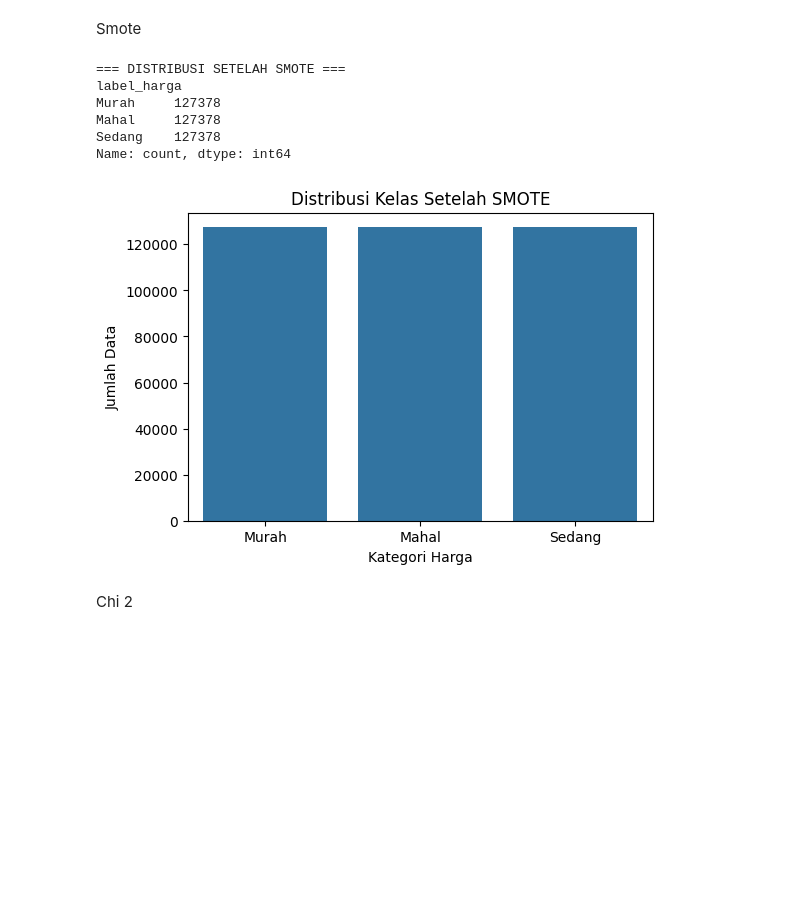
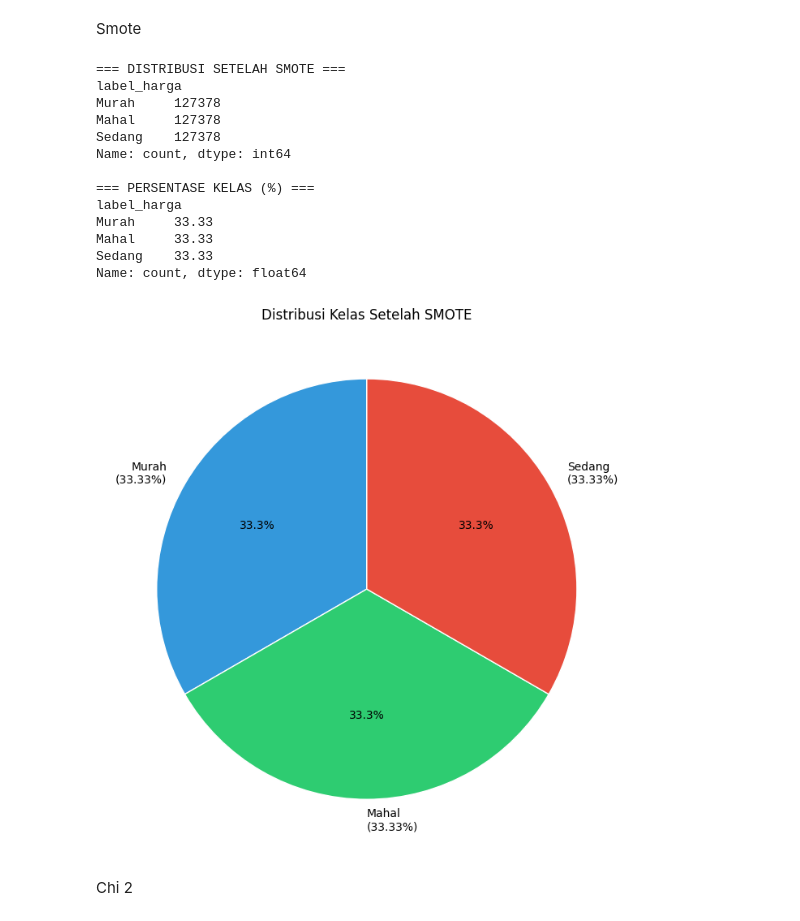
Before and after one commit to afllaabdi/tugas_data_mining, a Jupyter notebook: PenggalianData2.ipynb, the cells around one changed output. Saved outputs shown, nothing was run; the diff lists cells and outputs as text; code cells hidden in the pictures; blank space fills up the shorter version.

```diff
--- a/PenggalianData2.ipynb
+++ b/PenggalianData2.ipynb
@@ -751,43 +773,76 @@ Smote
 # %%
 # ====================================================
 # SMOTE (Synthetic Minority Oversampling Technique)
 # ====================================================
 
 from imblearn.over_sampling import SMOTE
+import matplotlib.pyplot as plt
 
 # SMOTE
 smote = SMOTE(random_state=42)
 
 X_smote, y_smote = smote.fit_resample(X, y)
 
 # Gabungkan hasil
 df_smote = pd.concat([X_smote, y_smote], axis=1)
 
+# ====================================================
+# DISTRIBUSI HASIL SMOTE
+# ====================================================
+
+distribusi_smote = df_smote['label_harga'].value_counts()
+
 print("=== DISTRIBUSI SETELAH SMOTE ===")
-print(df_smote['label_harga'].value_counts())
+print(distribusi_smote)
 
-# Visualisasi
-plt.figure(figsize=(6,4))
+# Persentase
+persentase_smote = (
+    distribusi_smote / len(df_smote)
+) * 100
 
-sns.countplot(
-    data=df_smote,
-    x='label_harga',
-    order=df_smote['label_harga'].value_counts().index
+print("\n=== PERSENTASE KELAS (%) ===")
+print(persentase_smote.round(2))
+
+# ====================================================
+# PIE CHART
+# ====================================================
+
+plt.figure(figsize=(7,7))
+
+plt.pie(
+    distribusi_smote,
+    labels=[
+        f"{kelas}\n({persen:.2f}%)"
+        for kelas, persen in zip(
+            distribusi_smote.index,
+            persentase_smote
+        )
+    ],
+    autopct='%1.1f%%',
+    startangle=90,
+    colors=['#3498db', '#2ecc71', '#e74c3c'],
+    wedgeprops={'edgecolor':'white'}
 )
 
 plt.title("Distribusi Kelas Setelah SMOTE")
-plt.xlabel("Kategori Harga")
-plt.ylabel("Jumlah Data")
 
+plt.tight_layout()
 plt.show()
 # %% [output]
 === DISTRIBUSI SETELAH SMOTE ===
 label_harga
 Murah     127378
 Mahal     127378
 Sedang    127378
 Name: count, dtype: int64
+
+=== PERSENTASE KELAS (%) ===
+label_harga
+Murah     33.33
+Mahal     33.33
+Sedang    33.33
+Name: count, dtype: float64
-[figure, old version]
+[figure, new version]
 # %% [markdown]
 Chi 2
 # %%
```
Also changed, not shown: parts of 11 cells of this notebook.
